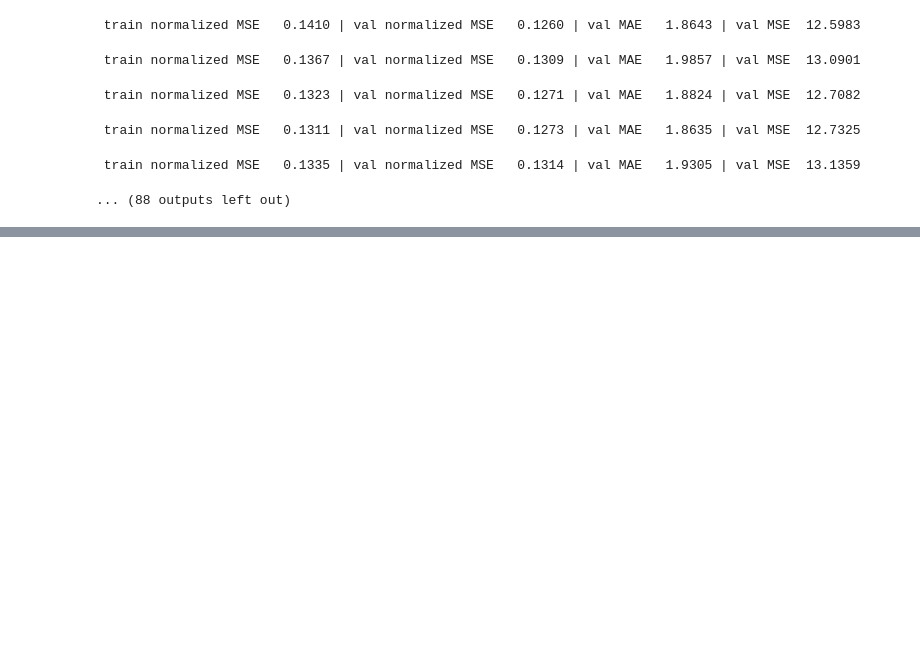
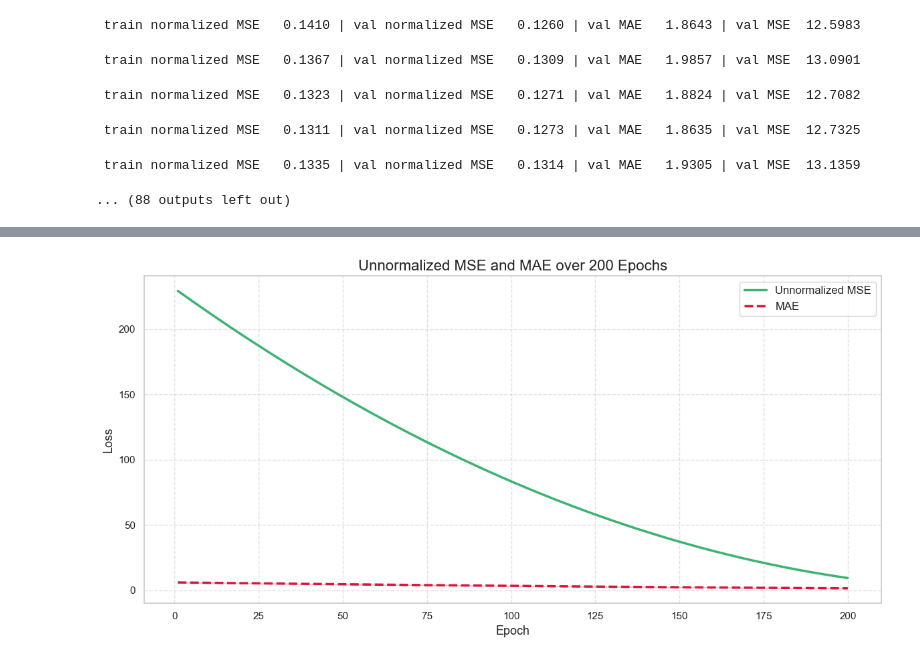
Before and after one commit to Ishushan02/Argoverse-2-Motion-Trajectory-Prediction, a Jupyter notebook: modelM.ipynb, the cells around one changed output, grey strips where cells are left out. Saved outputs shown, nothing was run; the diff lists cells and outputs as text; code cells hidden in the pictures; blank space fills up the shorter version.

```diff
--- a/modelM.ipynb
+++ b/modelM.ipynb
@@ -316,3 +359,23 @@ for each_epoch in range(epochs):
+# %%
+# Unnormalized MSE and MAE
+mse_loss = all_losses["true_mse"]
+mae_loss = all_losses["true_mae"]
+
+# Plotting
+plt.figure(figsize=(12, 6))
+plt.plot(epochs, mse_loss, label='Unnormalized MSE', color='mediumseagreen', linewidth=2.5)
+plt.plot(epochs, mae_loss, label='MAE', color='crimson', linestyle='--', linewidth=2.5)
+plt.fill_between(epochs, mae_loss - 0.1, mae_loss + 0.1, color='crimson', alpha=0.2)
+
+plt.title("Unnormalized MSE and MAE over 200 Epochs", fontsize=16)
+plt.xlabel("Epoch", fontsize=13)
+plt.ylabel("Loss", fontsize=13)
+plt.legend(fontsize=12)
+plt.grid(True, linestyle='--', alpha=0.6)
+plt.tight_layout()
+plt.show()
+# %% [output]
+[figure, added]
 # %%
 test_dataset = WindowedNormalizedDataset(testData)
 test_loader = DataLoader(test_dataset, batch_size=128, shuffle=False)
```
Also changed, not shown: parts of 3 cells of this notebook, 8 other files.
